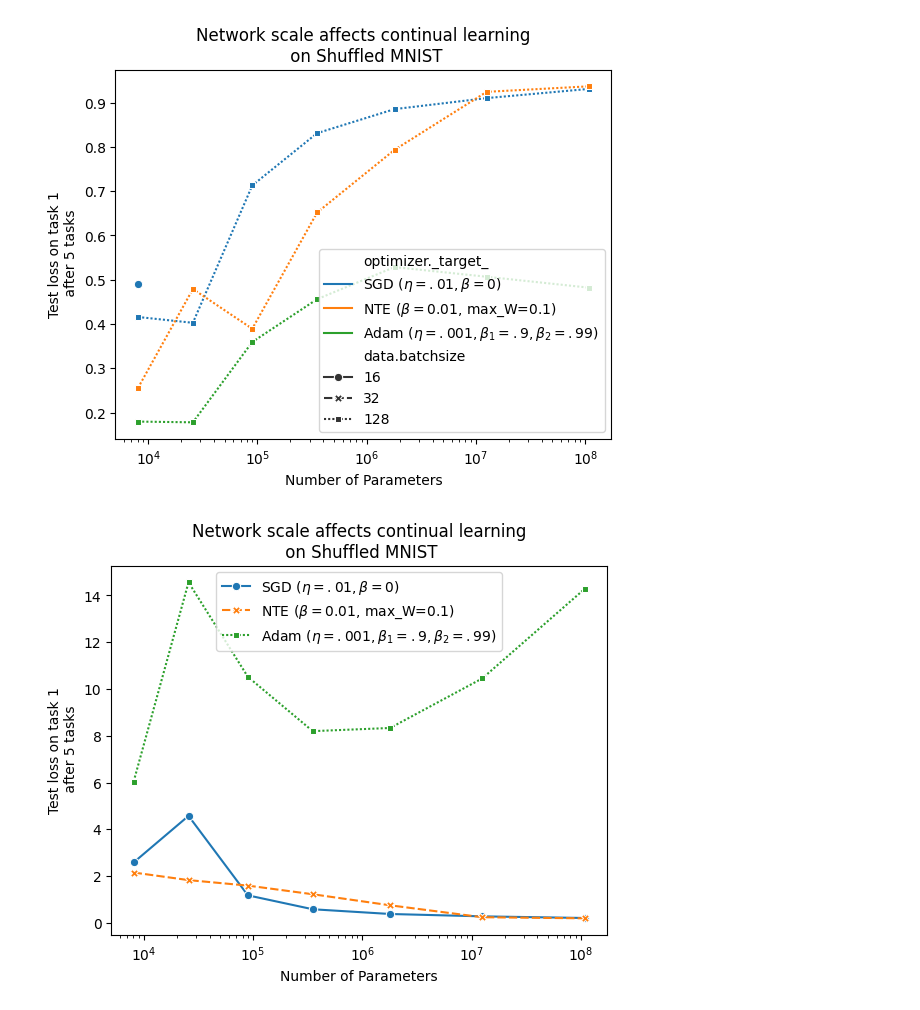
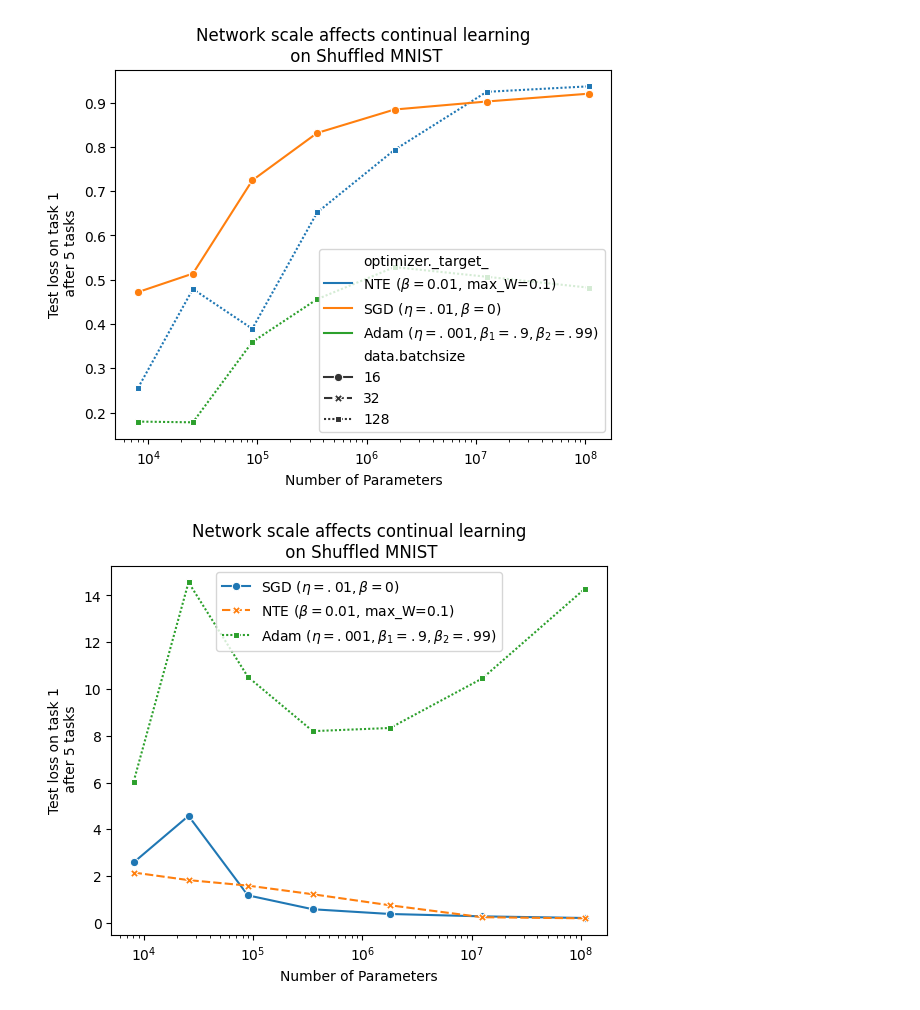
Before and after one commit to ZadorLaboratory/NeuralTangentEnsemble, a Jupyter notebook: figures/wandb_plotting.ipynb, the cells around one changed output. Saved outputs shown, nothing was run; the diff lists cells and outputs as text; code cells hidden in the pictures.

Commit message:
db changes to plotting

```diff
--- a/figures/wandb_plotting.ipynb
+++ b/figures/wandb_plotting.ipynb
@@ -48,28 +48,28 @@ runs_df['num_params'] = runs_df['model.features_per_layer'] * 785 + \
                       + runs_df['model.nclasses'] * (runs_df['model.features_per_layer'] + 1)
 # %%
 
-filter_ = np.isnan(runs_df['optimizer.epsilon']) & (runs_df['ntasks']==5)  & (runs_df['ntasks']==5)  * (runs_df['optimizer.momentum'] != 0.9)
+filter_ = np.isnan(runs_df['optimizer.epsilon']) & (runs_df['ntasks']==5)  &  (runs_df['optimizer.momentum'] != 0.9) & runs_df[filter_]['logger.tags'].isna()
 
 g=sns.lineplot(data=runs_df[filter_], x='num_params',y='test metrics.accuracy_0',hue='optimizer._target_', markers=True, style='data.batchsize')
 plt.xscale('log')
 plt.xlabel('Number of Parameters')
 plt.ylabel('Test loss on task 1\n after 5 tasks')
 plt.title("Network scale affects continual learning\n on Shuffled MNIST")
 new_labels ={'sgd':r"SGD ($\eta=.01, \beta=0$)",
               'nte': r"NTE ($\beta=0.01$, max_W=0.1)",
               'adam':r'Adam ($\eta=.001, \beta_1=.9, \beta_2=.99$)'}
 
 g.legend()
 for t in g.legend_.texts:
 #     t.set_text(l)
     if 'sgd' in t.get_text():
         t.set_text(new_labels['sgd'])
     elif 'ens' in t.get_text():
         t.set_text(new_labels['nte'])
     elif 'adam' in t.get_text():
         t.set_text(new_labels['adam'])
 # %% [output]
-[figure, old version]
+[figure, new version]
 # %%
 
 filter_ = np.isnan(runs_df['optimizer.epsilon']) & (runs_df['ntasks']==5)  & (runs_df['ntasks']==5)  * (runs_df['optimizer.momentum'] != 0.9)
```
Also changed, not shown: parts of 1 cell of this notebook.
